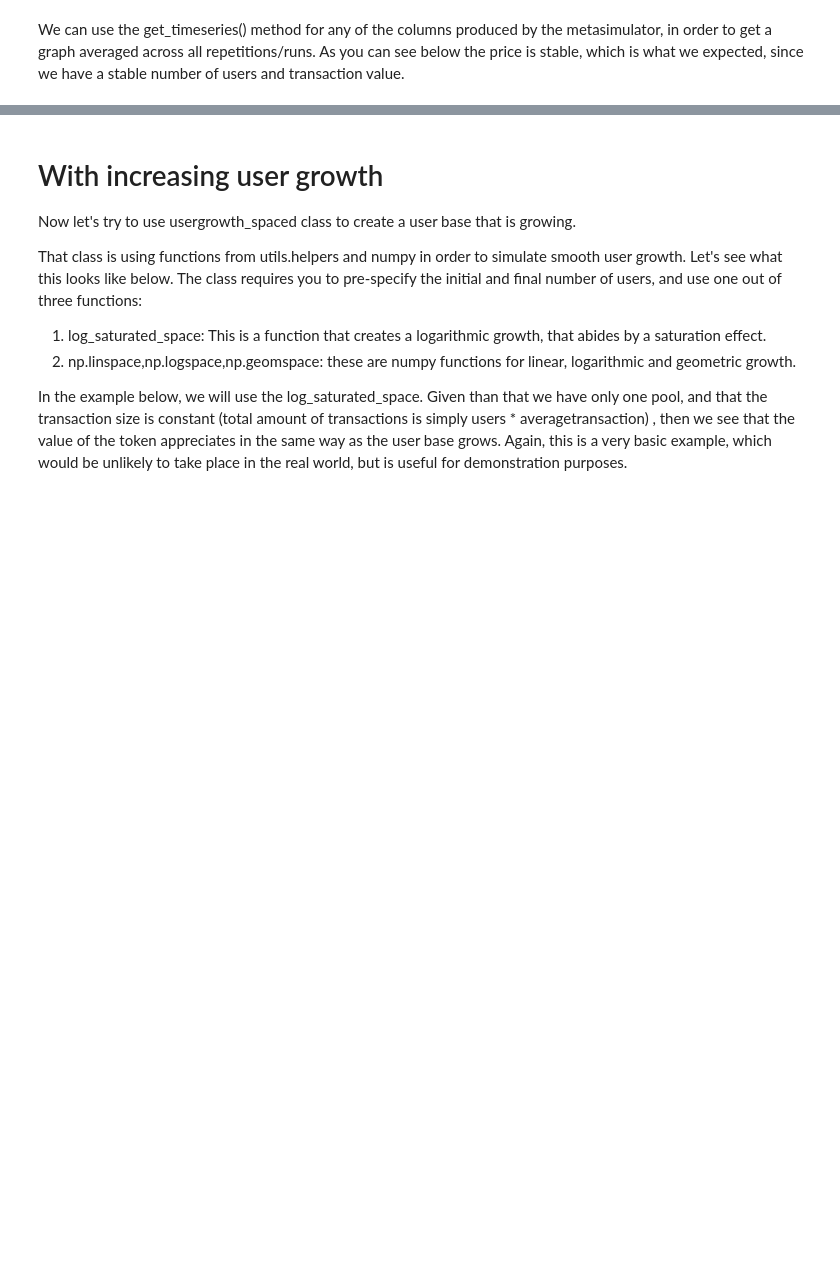
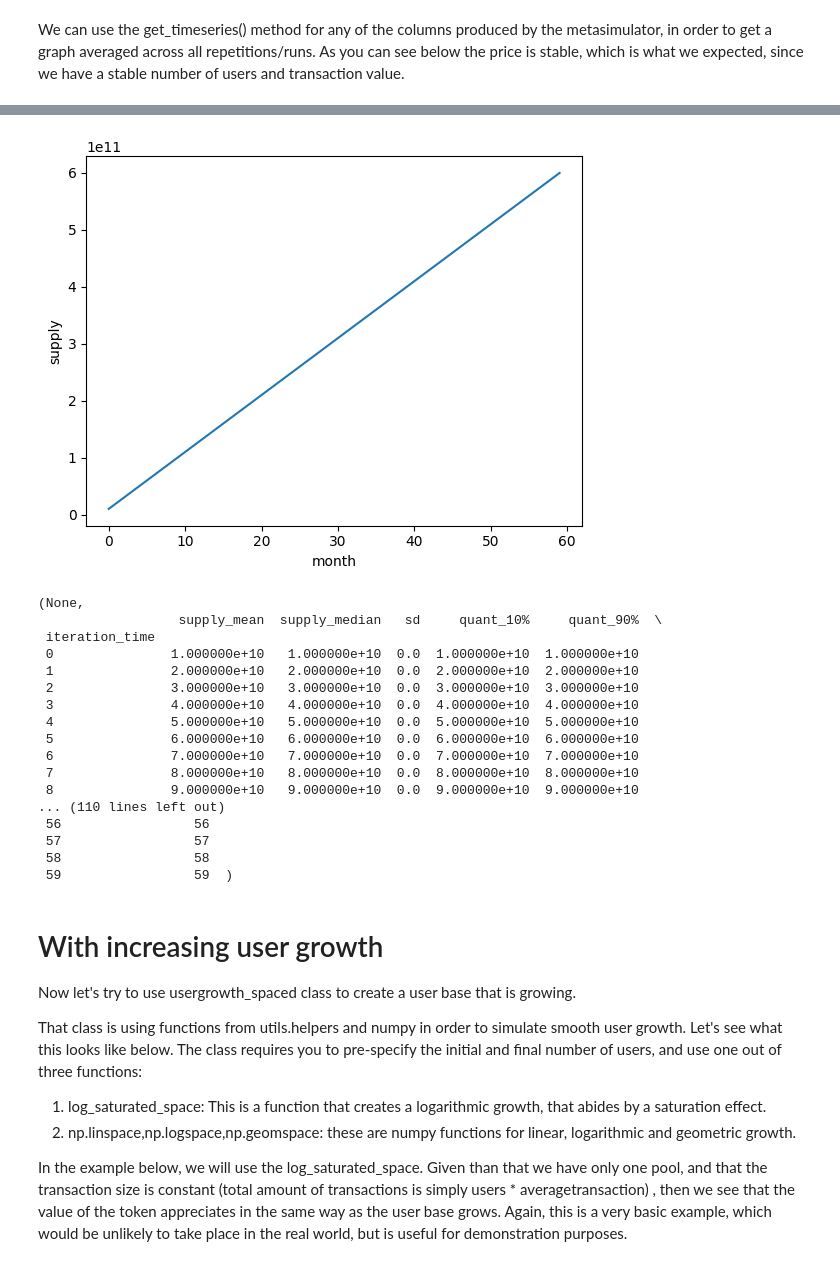
Before and after one commit to stelios12312312/TokenLab, a Jupyter notebook: notebooks/01 - Simple token economy with all transactions in fiat.ipynb, the cells around one changed output, grey strips where cells are left out. Saved outputs shown, nothing was run; the diff lists cells and outputs as text; code cells hidden in the pictures; blank space fills up the shorter version.

Commit message:
explicit value for supply is aded

```diff
--- a/notebooks/01 - Simple token economy with all transactions in fiat.ipynb
+++ b/notebooks/01 - Simple token economy with all transactions in fiat.ipynb
@@ -114,3 +96,24 @@ plot
+# %%
+meta.get_timeseries('supply')
+# %% [output]
+[figure, added]
+(None,
+                  supply_mean  supply_median   sd     quant_10%     quant_90%  \
+ iteration_time
+ 0               1.000000e+10   1.000000e+10  0.0  1.000000e+10  1.000000e+10
+ 1               2.000000e+10   2.000000e+10  0.0  2.000000e+10  2.000000e+10
+ 2               3.000000e+10   3.000000e+10  0.0  3.000000e+10  3.000000e+10
+ 3               4.000000e+10   4.000000e+10  0.0  4.000000e+10  4.000000e+10
+ 4               5.000000e+10   5.000000e+10  0.0  5.000000e+10  5.000000e+10
+ 5               6.000000e+10   6.000000e+10  0.0  6.000000e+10  6.000000e+10
+ 6               7.000000e+10   7.000000e+10  0.0  7.000000e+10  7.000000e+10
+ 7               8.000000e+10   8.000000e+10  0.0  8.000000e+10  8.000000e+10
+ 8               9.000000e+10   9.000000e+10  0.0  9.000000e+10  9.000000e+10
+... (110 lines left out)
+ 56                 56
+ 57                 57
+ 58                 58
+ 59                 59  )
 # %% [markdown]
 # With increasing user growth
 
```
Also changed, not shown: parts of 4 cells of this notebook, 1 other file.
